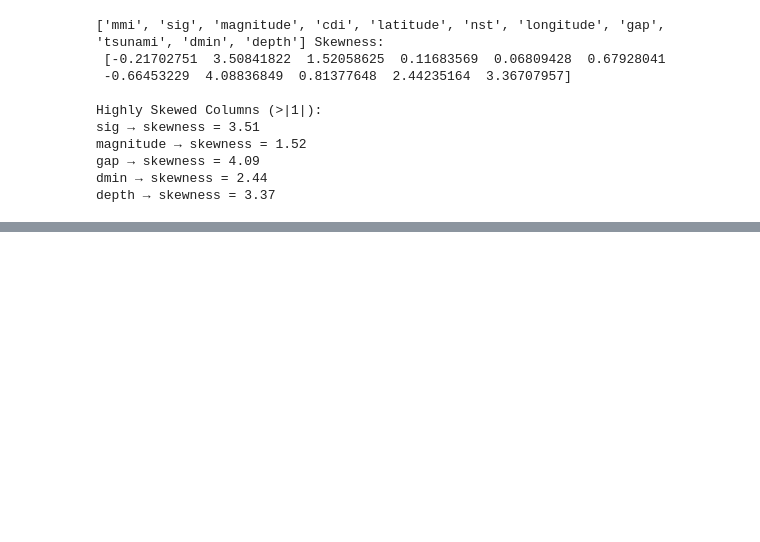
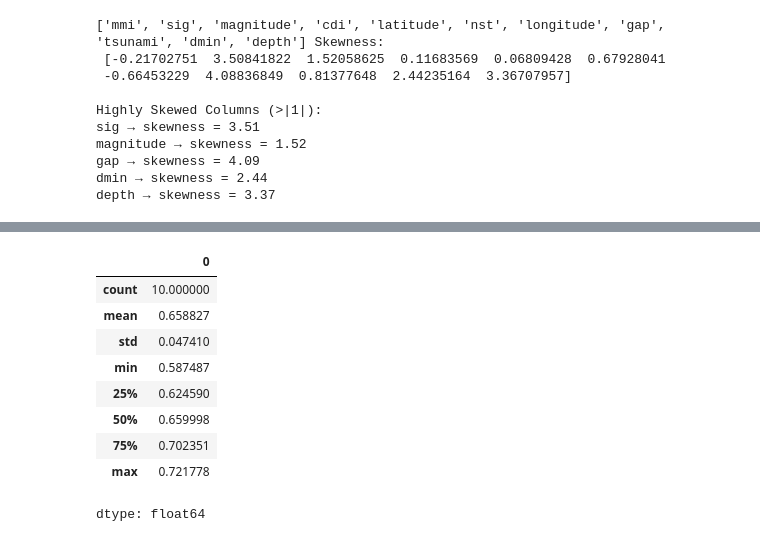
Before and after one commit to mt508/machine-learning-, a Jupyter notebook: Earthquack_predictions.ipynb, the cells around one changed output, grey strips where cells are left out. Cells and saved outputs as stored; diff of their text form; code cells hidden in the pictures; blank space fills up the shorter version.

```diff
--- a/Earthquack_predictions.ipynb
+++ b/Earthquack_predictions.ipynb
@@ -237,0 +400,3 @@ def cat_pipeline():
+# %%
+linear_reg= make_pipeline(preprocessing,MultiOutputRegressor(LinearRegression()))
+linear_reg.fit(X,target)
@@ -237,0 +421,17 @@ def cat_pipeline():
+# %%
+score=cross_val_score(linear_reg,X,target,scoring="neg_root_mean_squared_error",cv=10)
+# %%
+rmse_linear=-score
+# %%
+pd.Series(rmse_linear).describe()
+# %% [output]
+|  | 0 |
+| count | 10.000000 |
+| mean | 0.658827 |
+| std | 0.047410 |
+| min | 0.587487 |
+| 25% | 0.624590 |
+| 50% | 0.659998 |
+| 75% | 0.702351 |
+| max | 0.721778 |
+dtype: float64
```
Also changed, not shown: parts of 32 cells of this notebook.
